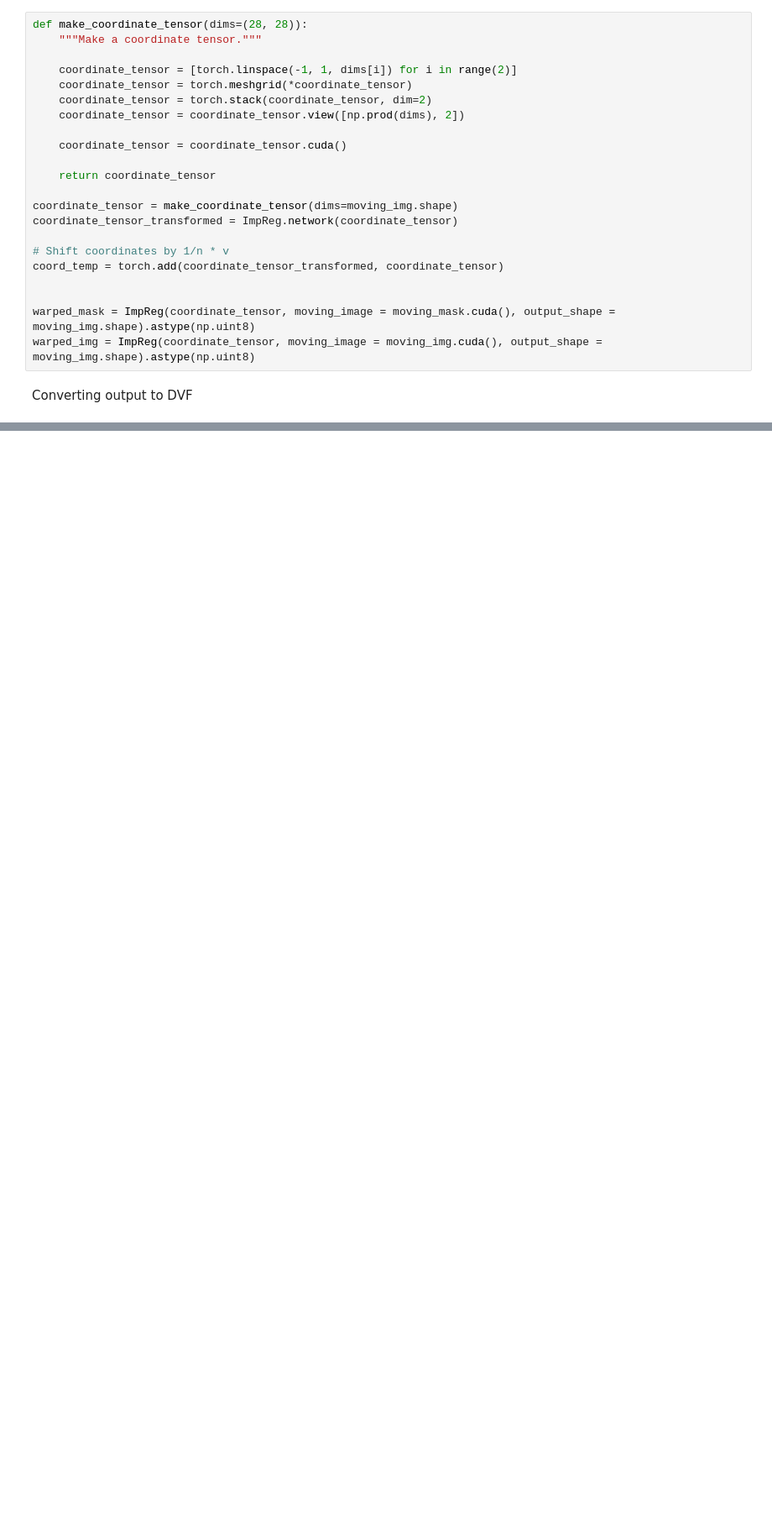
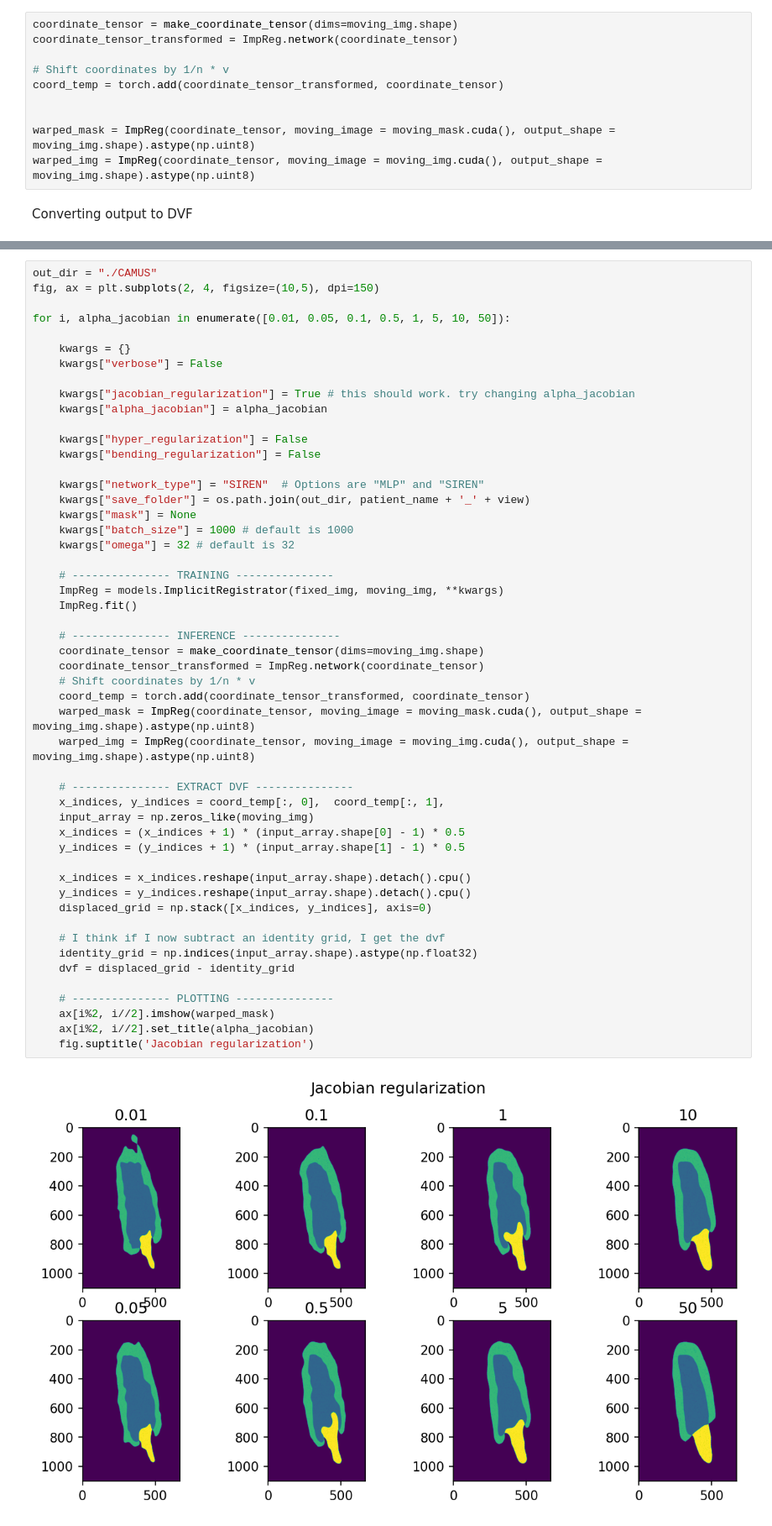
Before and after one commit to matteo-tafuro/IDIR-2D-echocardiograms, a Jupyter notebook: IDIR/CAMUS.ipynb, the cells around one changed output, grey strips where cells are left out. Shown at 84% size. Saved outputs shown, nothing was run; the diff lists cells and outputs as text; blank space fills up the shorter version.

```diff
--- a/IDIR/CAMUS.ipynb
+++ b/IDIR/CAMUS.ipynb
@@ -126,18 +127,6 @@ moving_mask = sitk.ReadImage(f'/home/mtarufo/thesis/supervision_by_registration/
 moving_mask = sitk.GetArrayFromImage(moving_mask)[0]
 moving_mask = torch.FloatTensor(moving_mask)
 # %%
-def make_coordinate_tensor(dims=(28, 28)):
-    """Make a coordinate tensor."""
-
-    coordinate_tensor = [torch.linspace(-1, 1, dims[i]) for i in range(2)]
-    coordinate_tensor = torch.meshgrid(*coordinate_tensor)
-    coordinate_tensor = torch.stack(coordinate_tensor, dim=2)
-    coordinate_tensor = coordinate_tensor.view([np.prod(dims), 2])
-
-    coordinate_tensor = coordinate_tensor.cuda()
-
-    return coordinate_tensor
-
 coordinate_tensor = make_coordinate_tensor(dims=moving_img.shape)
 coordinate_tensor_transformed = ImpReg.network(coordinate_tensor)
 
@@ -231,0 +224,53 @@ plt.show()
+# %%
+out_dir = "./CAMUS"
+fig, ax = plt.subplots(2, 4, figsize=(10,5), dpi=150)
+
+for i, alpha_jacobian in enumerate([0.01, 0.05, 0.1, 0.5, 1, 5, 10, 50]):
+
+    kwargs = {}
+    kwargs["verbose"] = False
+
+    kwargs["jacobian_regularization"] = True # this should work. try changing alpha_jacobian
+    kwargs["alpha_jacobian"] = alpha_jacobian
+
+    kwargs["hyper_regularization"] = False
+    kwargs["bending_regularization"] = False
+
+    kwargs["network_type"] = "SIREN"  # Options are "MLP" and "SIREN"
+    kwargs["save_folder"] = os.path.join(out_dir, patient_name + '_' + view)
+    kwargs["mask"] = None
+    kwargs["batch_size"] = 1000 # default is 1000
+    kwargs["omega"] = 32 # default is 32
+
+    # --------------- TRAINING ---------------
+    ImpReg = models.ImplicitRegistrator(fixed_img, moving_img, **kwargs)
+    ImpReg.fit()
+
+    # --------------- INFERENCE ---------------
+    coordinate_tensor = make_coordinate_tensor(dims=moving_img.shape)
+    coordinate_tensor_transformed = ImpReg.network(coordinate_tensor)
+    # Shift coordinates by 1/n * v
+    coord_temp = torch.add(coordinate_tensor_transformed, coordinate_tensor)
+    warped_mask = ImpReg(coordinate_tensor, moving_image = moving_mask.cuda(), output_shape = moving_img.shape).astype(np.uint8)
+    warped_img = ImpReg(coordinate_tensor, moving_image = moving_img.cuda(), output_shape = moving_img.shape).astype(np.uint8)
+
+    # --------------- EXTRACT DVF ---------------
+    x_indices, y_indices = coord_temp[:, 0],  coord_temp[:, 1],
+    input_array = np.zeros_like(moving_img)
+    x_indices = (x_indices + 1) * (input_array.shape[0] - 1) * 0.5
+    y_indices = (y_indices + 1) * (input_array.shape[1] - 1) * 0.5
+
+    x_indices = x_indices.reshape(input_array.shape).detach().cpu()
+    y_indices = y_indices.reshape(input_array.shape).detach().cpu()
+    displaced_grid = np.stack([x_indices, y_indices], axis=0)
+
+    # I think if I now subtract an identity grid, I get the dvf
+    identity_grid = np.indices(input_array.shape).astype(np.float32)
+    dvf = displaced_grid - identity_grid
+
+    # --------------- PLOTTING ---------------
+    ax[i%2, i//2].imshow(warped_mask)
+    ax[i%2, i//2].set_title(alpha_jacobian)
+    fig.suptitle('Jacobian regularization')
+# %% [output]
+[figure, added]
```
Also changed, not shown: parts of 13 cells of this notebook.
